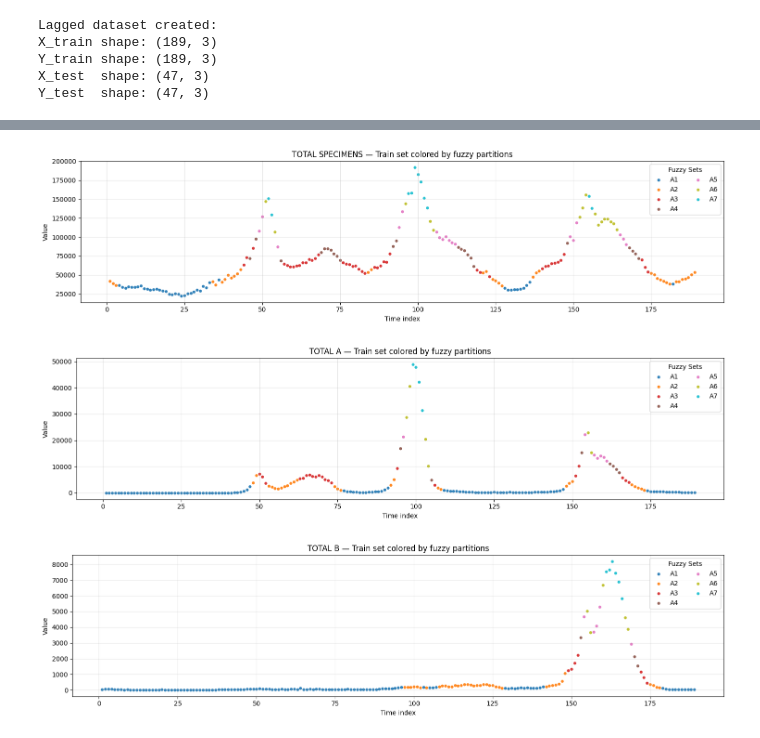
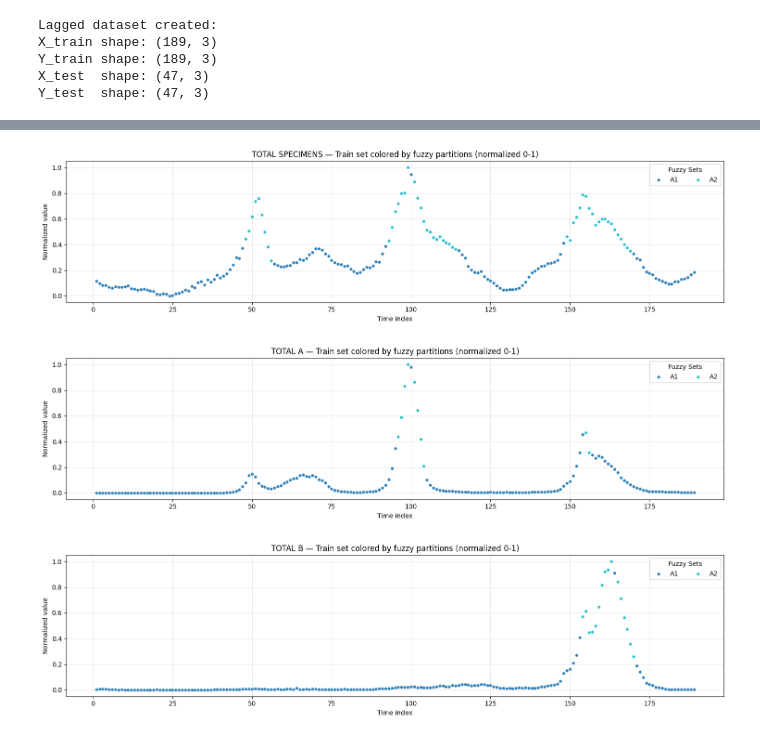
Before and after one commit to Alijahanbanian/Fuzzy-Time-Series-Forecasting-Assignment, a Jupyter notebook: main2.ipynb, the cells around one changed output, grey strips where cells are left out. Saved outputs shown, nothing was run; the diff lists cells and outputs as text; code cells hidden in the pictures.

Commit message:
improve accuracy and show plot predict vs real data in test

```diff
--- a/main2.ipynb
+++ b/main2.ipynb
@@ -74,5 +109,5 @@ TOTAL B
 # %%
-c_selected =  7# recommended for MVFTS (5–9 is common)
+c_selected = 2
 print(f"Selected number of fuzzy sets per variable: {c_selected}\n")
 
 fuzzy_centers = {}
@@ -111,24 +144,18 @@ TOTAL B centers:
 # %%
-# -------------------------------------------------
-# 6) BUILD TRIANGULAR FUZZY SETS FOR EACH VARIABLE
-# -------------------------------------------------
-fuzzy_sets = {}   # dictionary: variable → list of (a,b,c)
+fuzzy_sets = {}
 
 for col in train_df.columns:
 
     centers = fuzzy_centers[col]
     U_min, U_max = universes[col]
 
-    # mid boundaries between centers
     boundaries = [(centers[i] + centers[i+1]) / 2 for i in range(len(centers)-1)]
 
-    # intervals of universe
     intervals = [(U_min, boundaries[0])]
     for i in range(len(boundaries)-1):
         intervals.append((boundaries[i], boundaries[i+1]))
     intervals.append((boundaries[-1], U_max))
 
-    # create triangular sets
     sets = []
     for i in range(len(centers)):
         if i == 0:
@@ -137,13 +164,14 @@ for col in train_df.columns:
             a, b, c = centers[-2], centers[-1], intervals[-1][1]
         else:
             a, b, c = centers[i-1], centers[i], centers[i+1]
-        sets.append((a,b,c))
+
+        a, b, c = max(0.0, a), b, min(1.0, c)
+        sets.append((a, b, c))
 
     fuzzy_sets[col] = sets
 
-# print result
 for col in fuzzy_sets:
-    print(f"\n{col} fuzzy sets:")
-    for i,(a,b,c) in enumerate(fuzzy_sets[col],1):
-        print(f"A{i}: {a:>8.4f} → {b:>8.4f} → {c:>8.4f}")
+    print(f"\n{col} fuzzy sets (normalized 0-1):")
+    for i, (a,b,c) in enumerate(fuzzy_sets[col], 1):
+        print(f"A{i}: {a:>6.3f} → {b:>6.3f} → {c:>6.3f}")
 # %% [output]
@@ -224,37 +235,40 @@ Fuzzy Y_train sample:
 # %%
 variables = train_df.columns
 time_idx = np.arange(len(train_df))
+
+n_points = fuzzy_X_train.shape[0]
 
 for v, col in enumerate(variables):
 
     n_clusters = len(fuzzy_sets[col])
     colors = plt.cm.tab10(np.linspace(0, 1, n_clusters))
 
     values = train_df[col].values
-    labels_var = fuzzy_X_train[:, v]   # fuzzy labels for this variable
+    labels_var = fuzzy_X_train[:, v]
 
     plt.figure(figsize=(15,4))
 
     for lbl in range(n_clusters):
         mask = (labels_var == lbl)
         plt.scatter(
-            time_idx[1:][mask],  # shift because of lagged dataset
-            values[1:][mask],
+            time_idx[1:1+n_points][mask],
+            values[1:1+n_points][mask],
             color=colors[lbl],
             s=12,
             label=f"A{lbl+1}",
             alpha=0.9
         )
 
-    plt.title(f"{col} — Train set colored by fuzzy partitions")
+    plt.title(f"{col} — Train set colored by fuzzy partitions (normalized 0-1)")
     plt.xlabel("Time index")
-    plt.ylabel("Value")
+    plt.ylabel("Normalized value")
+    plt.ylim(-0.05, 1.05)
     plt.legend(title="Fuzzy Sets", loc='upper right', ncol=2)
     plt.grid(True, alpha=0.3)
     plt.tight_layout()
     plt.show()
 # %% [output]
-[figure, old version]
+[figure, new version]
-[figure, old version]
+[figure, new version]
-[figure, old version]
+[figure, new version]
 # %%
```
Also changed, not shown: parts of 13 cells of this notebook, 1 other file.
